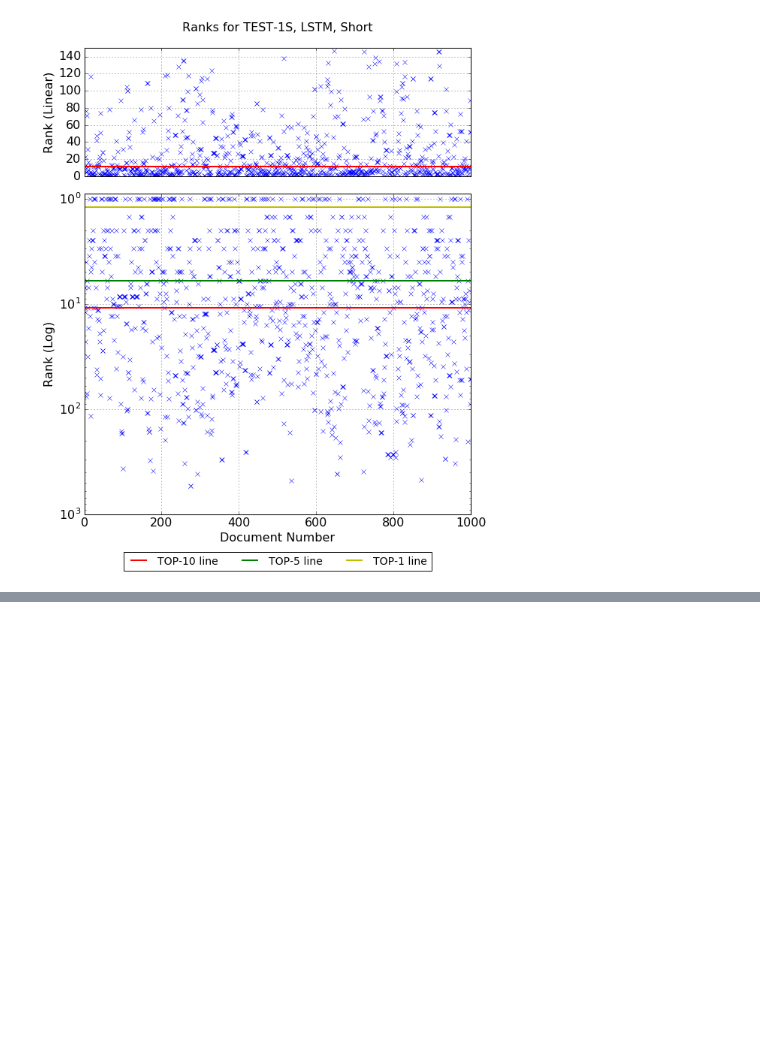
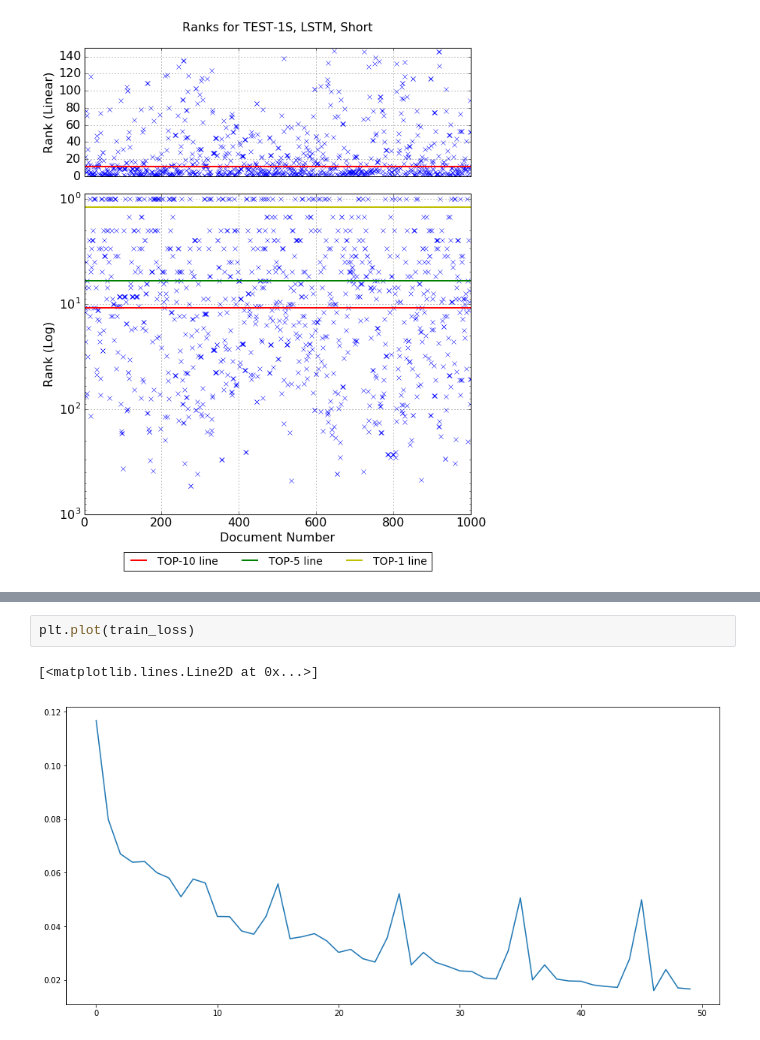
Before and after one commit to zenoWZH/textsimiliarity, a Jupyter notebook: 2017-7-31 实验数据收集：短文章lstm.ipynb, the cells around one changed output, grey strips where cells are left out. Cells and saved outputs as stored; diff of their text form; blank space fills up the shorter version.

```diff
--- a/2017-7-31 实验数据收集：短文章lstm.ipynb
+++ b/2017-7-31 实验数据收集：短文章lstm.ipynb
@@ -932,0 +1561,5 @@ plt.show()
+# %%
+plt.plot(train_loss)
+# %% [output]
+[<matplotlib.lines.Line2D at 0x...>]
+[figure, added]
```
Also changed, not shown: parts of 31 cells of this notebook, 9 other files.
